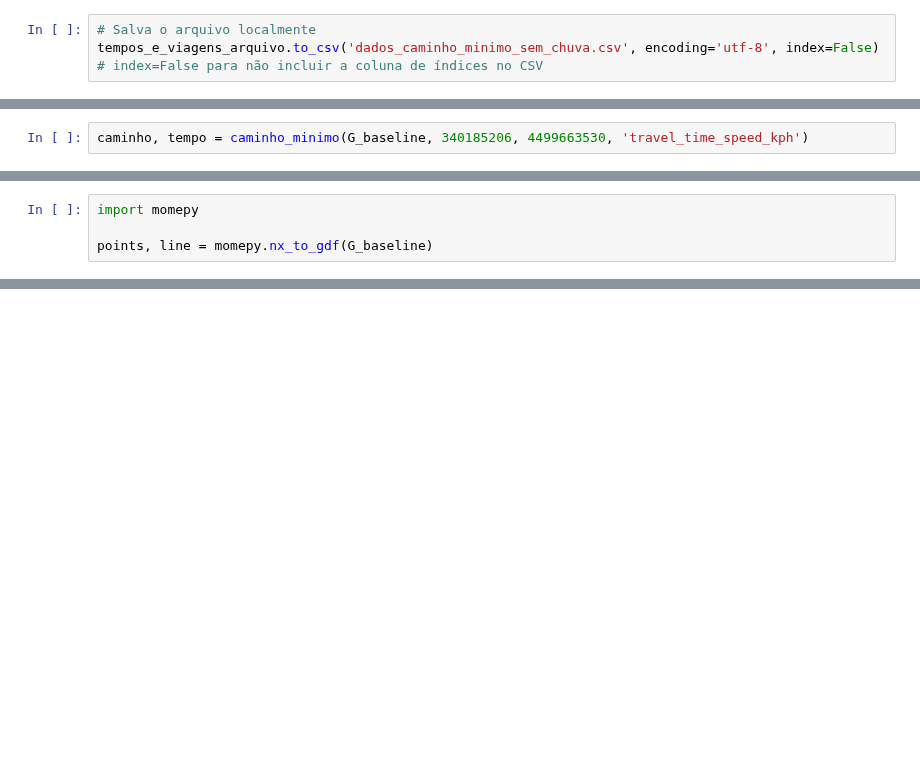
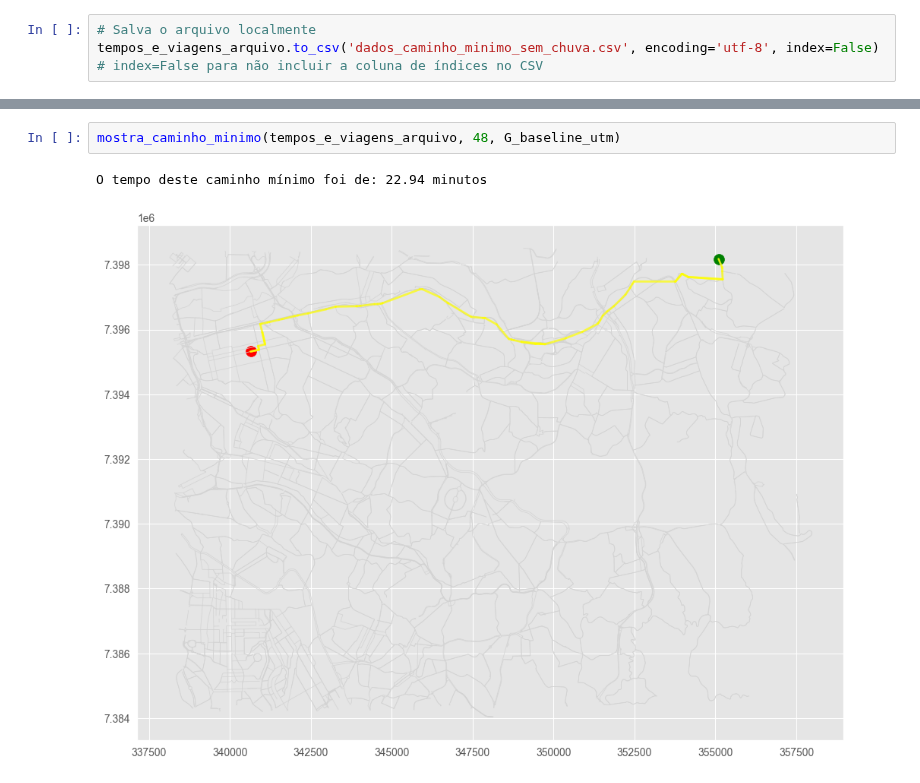
Before and after one commit to marcelof314/SP_urban_flooding, a Jupyter notebook: 02 OD Matrix and travel time.ipynb, the cells around one changed output, grey strips where cells are left out. Drawn from its saved outputs; the diff is of its cells as text; blank space fills up the shorter version.

Commit message:
Criação de arquivos auxiliares para ajudar na depuração.
Signed-off-by: Marcelo Fernandes <41390930+marcelof314@users.noreply.github.com>

```diff
--- a/02 OD Matrix and travel time.ipynb
+++ b/02 OD Matrix and travel time.ipynb
@@ -338,2 +314,0 @@ KeyError: 'lat'
-# %%
-caminho, tempo = caminho_minimo(G_baseline, 340185206, 4499663530, 'travel_time_speed_kph')
@@ -358,4 +314,0 @@ list(caminho)
-# %%
-import momepy
-
-points, line = momepy.nx_to_gdf(G_baseline)
@@ -366,0 +362,5 @@ line.plot()
+# %%
+mostra_caminho_minimo(tempos_e_viagens_arquivo, 48, G_baseline_utm)
+# %% [output]
+O tempo deste caminho mínimo foi de: 22.94 minutos
+[figure, added]
```
Also changed, not shown: parts of 11 cells of this notebook.
